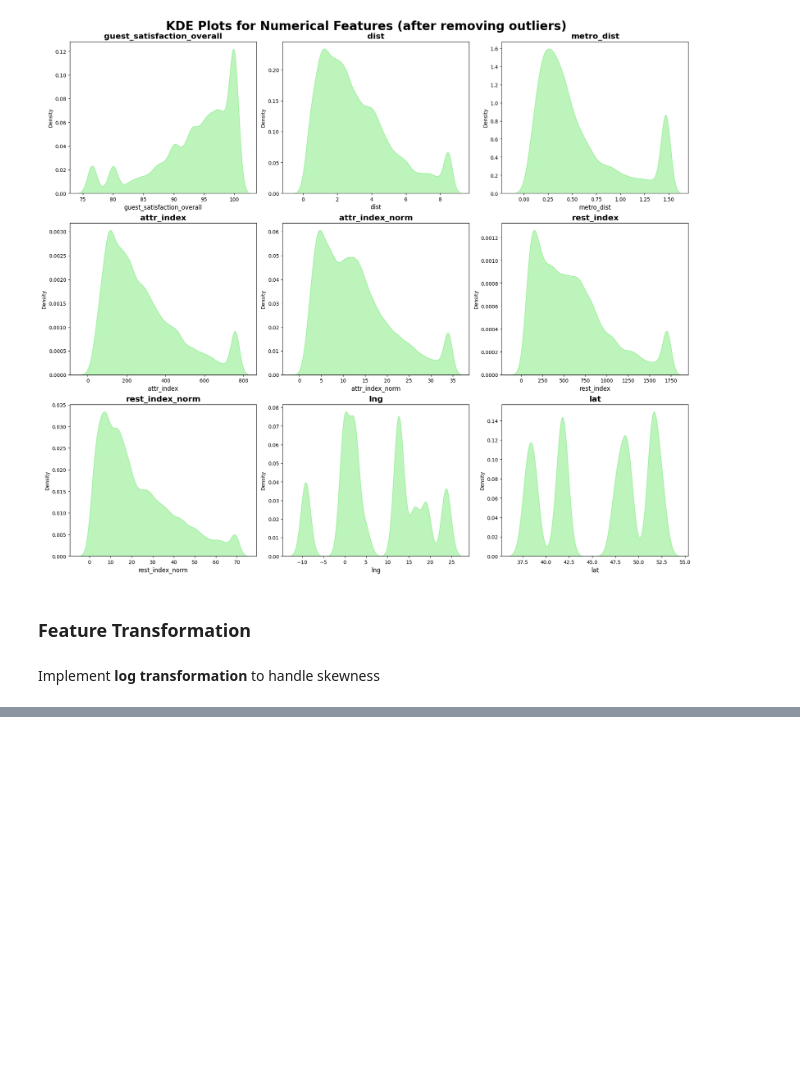
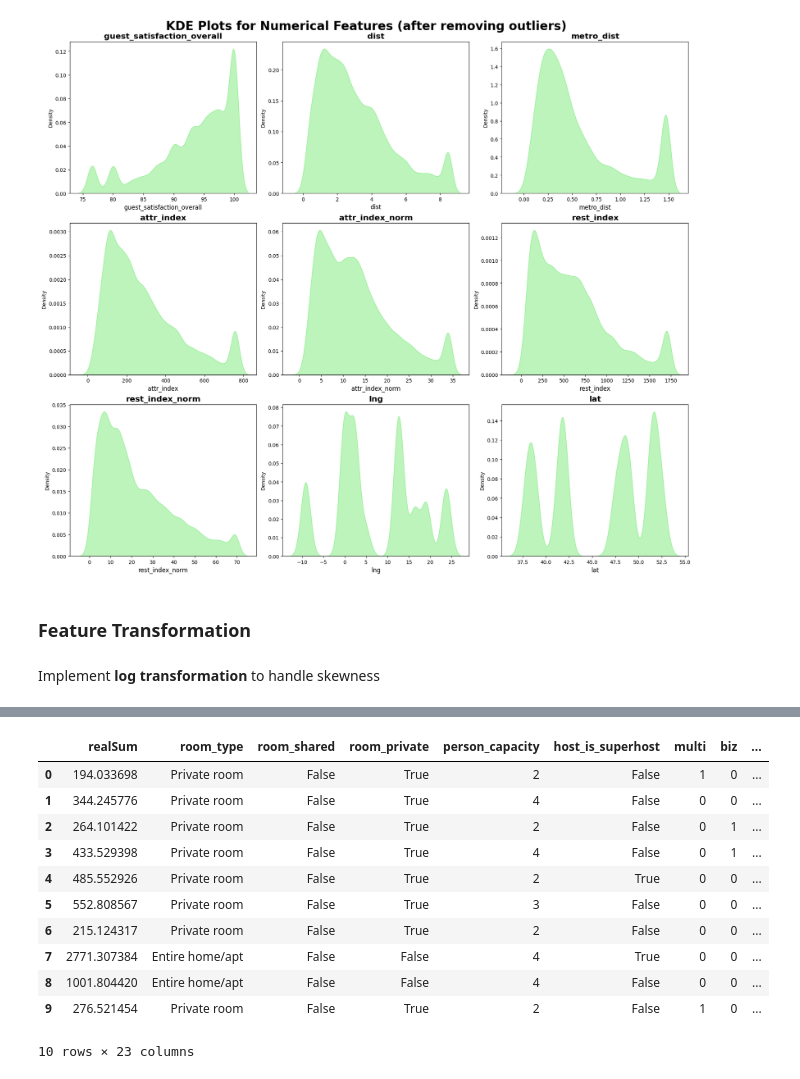
Before and after one commit to FiZufa/Final-Project-Rakamin, a Jupyter notebook: Notebooks/2_Feature_Engineering.ipynb, the cells around one changed output, grey strips where cells are left out. Drawn from its saved outputs; the diff is of its cells as text; code cells hidden in the pictures; blank space fills up the shorter version.

```diff
--- a/Notebooks/2_Feature_Engineering.ipynb
+++ b/Notebooks/2_Feature_Engineering.ipynb
@@ -190,0 +198,20 @@ Apply **Log Transformation** to handle skewness
+# %%
+df = df.dropna(subset=['lat', 'lng'])
+
+# Proceed with K-Means clustering after dropping missing values
+kmeans_lat = KMeans(n_clusters=4, random_state=42)
+df['lat_clusters'] = kmeans_lat.fit_predict(df[['lat']])
+
+kmeans_lng = KMeans(n_clusters=3, random_state=42)
+df['lng_clusters'] = kmeans_lng.fit_predict(df[['lng']])
+
+# Get the centroids of the clusters
+lat_centroids = kmeans_lat.cluster_centers_
+lng_centroids = kmeans_lng.cluster_centers_
+
+# Display the centroids
+print("Latitude centroids:", lat_centroids)
+print("Longitude centroids:", lng_centroids)
+
+# Check the result with cluster assignments
+print(df[['lat', 'lat_clusters', 'lng', 'lng_clusters']].head())
@@ -190,0 +232,15 @@ Apply **Log Transformation** to handle skewness
+# %%
+df.head(10)
+# %% [output]
+|  | realSum | room_type | room_shared | room_private | person_capacity | host_is_superhost | multi | biz | ... |
+| 0 | 194.033698 | Private room | False | True | 2 | False | 1 | 0 | ... |
+| 1 | 344.245776 | Private room | False | True | 4 | False | 0 | 0 | ... |
+| 2 | 264.101422 | Private room | False | True | 2 | False | 0 | 1 | ... |
+| 3 | 433.529398 | Private room | False | True | 4 | False | 0 | 1 | ... |
+| 4 | 485.552926 | Private room | False | True | 2 | True | 0 | 0 | ... |
+| 5 | 552.808567 | Private room | False | True | 3 | False | 0 | 0 | ... |
+| 6 | 215.124317 | Private room | False | True | 2 | False | 0 | 0 | ... |
+| 7 | 2771.307384 | Entire home/apt | False | False | 4 | True | 0 | 0 | ... |
+| 8 | 1001.804420 | Entire home/apt | False | False | 4 | False | 0 | 0 | ... |
+| 9 | 276.521454 | Private room | False | True | 2 | False | 1 | 0 | ... |
+10 rows × 23 columns
```
Also changed, not shown: parts of 22 cells of this notebook.
